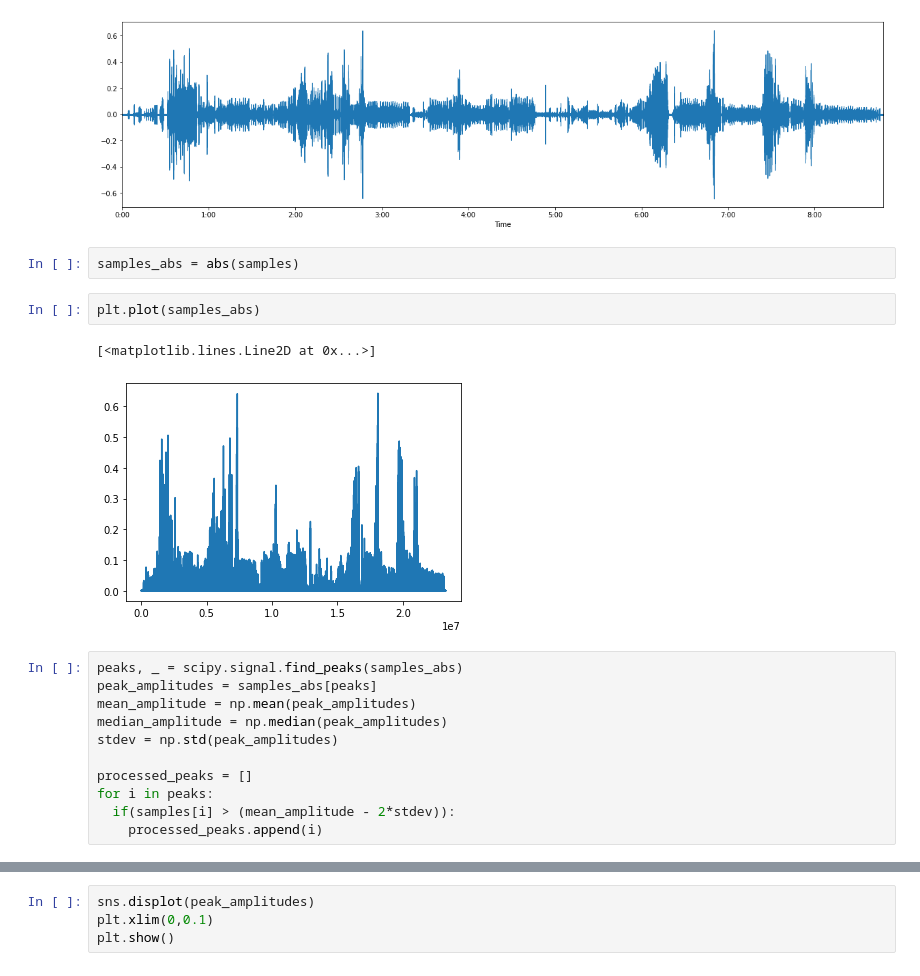
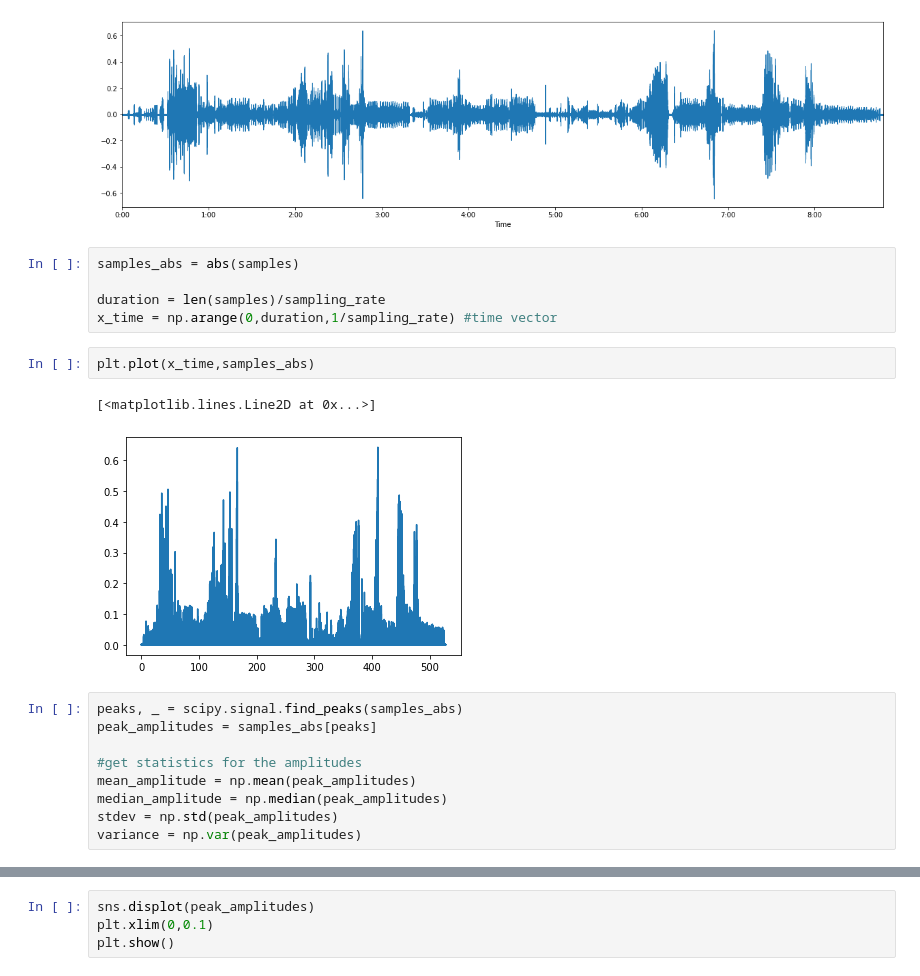
Before and after one commit to james-bole-pan/Xenopus_signal_processing, a Jupyter notebook: Minimum_threshold.ipynb, the cells around one changed output, grey strips where cells are left out. Cells and saved outputs as stored; diff of their text form.

```diff
--- a/Minimum_threshold.ipynb
+++ b/Minimum_threshold.ipynb
@@ -43,21 +43,22 @@ librosa.display.waveplot(y=samples,sr=sampling_rate)
 # %% [output]
 <matplotlib.collections.PolyCollection at 0x...>
 [figure]
-# %%
-samples_abs = abs(samples)
+# %%
+samples_abs = abs(samples)
+
+duration = len(samples)/sampling_rate
+x_time = np.arange(0,duration,1/sampling_rate) #time vector
 # %%
-plt.plot(samples_abs)
+plt.plot(x_time,samples_abs)
 # %% [output]
 [<matplotlib.lines.Line2D at 0x...>]
-[figure, old version]
+[figure, new version]
 # %%
 peaks, _ = scipy.signal.find_peaks(samples_abs)
 peak_amplitudes = samples_abs[peaks]
+
+#get statistics for the amplitudes
 mean_amplitude = np.mean(peak_amplitudes)
 median_amplitude = np.median(peak_amplitudes)
 stdev = np.std(peak_amplitudes)
-
-processed_peaks = []
-for i in peaks:
-  if(samples[i] > (mean_amplitude - 2*stdev)):
-    processed_peaks.append(i)
+variance = np.var(peak_amplitudes)
```
Also changed, not shown: parts of 7 cells of this notebook.
